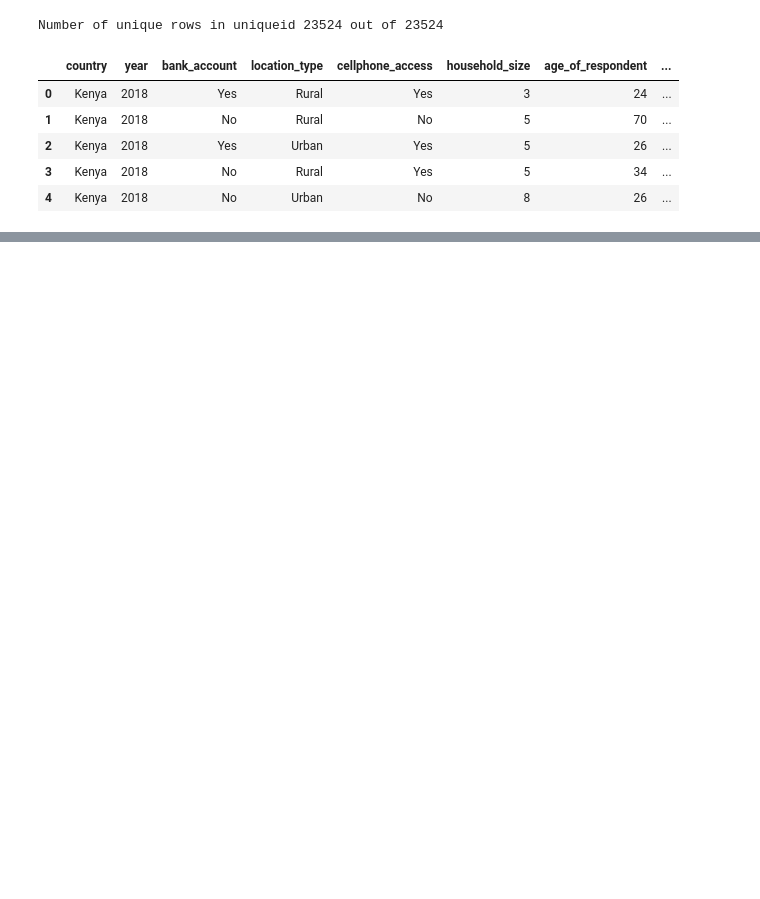
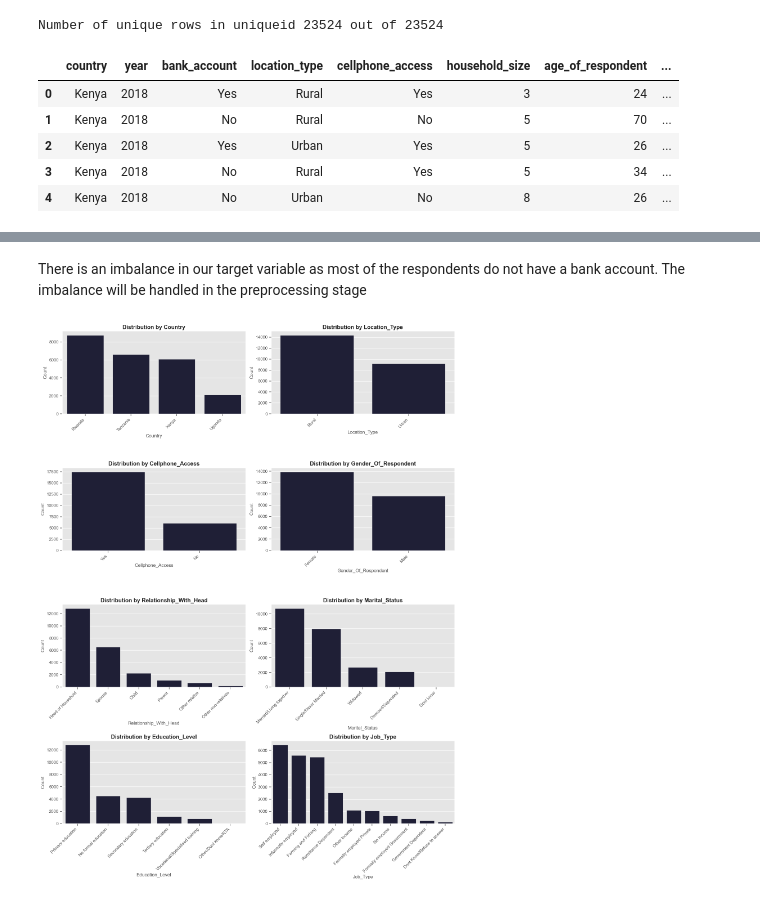
Before and after one commit to WaeniKakenyi/Financial_inclusion_in_Africa, a Jupyter notebook: Financial_inclusion_in_africa.ipynb, the cells around one changed output, grey strips where cells are left out. Cells and saved outputs as stored; diff of their text form; code cells hidden in the pictures; blank space fills up the shorter version.

```diff
--- a/Financial_inclusion_in_africa.ipynb
+++ b/Financial_inclusion_in_africa.ipynb
@@ -338,0 +399,14 @@ I'm here
+# %% [markdown]
+There is an imbalance in our target variable as most of the respondents do not have a bank account. The imbalance will be handled in the preprocessing stage
+# %%
+# Categorical Columns
+univariate.plot_all_countplots(['country',
+    'location_type',
+    'cellphone_access',
+    'gender_of_respondent',
+    'relationship_with_head',
+    'marital_status',
+    'education_level',
+    'job_type'])
+# %% [output]
+[figure, added]
```
Also changed, not shown: parts of 42 cells of this notebook.
